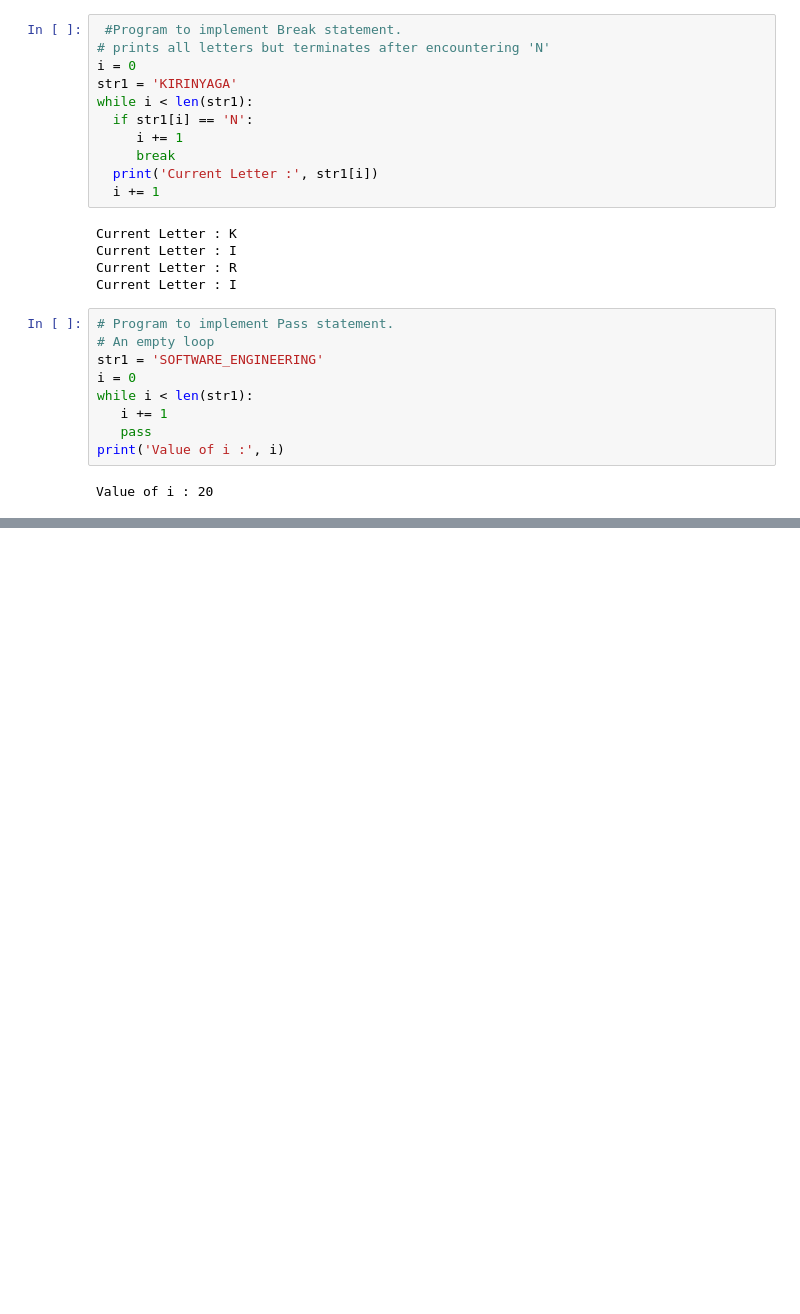
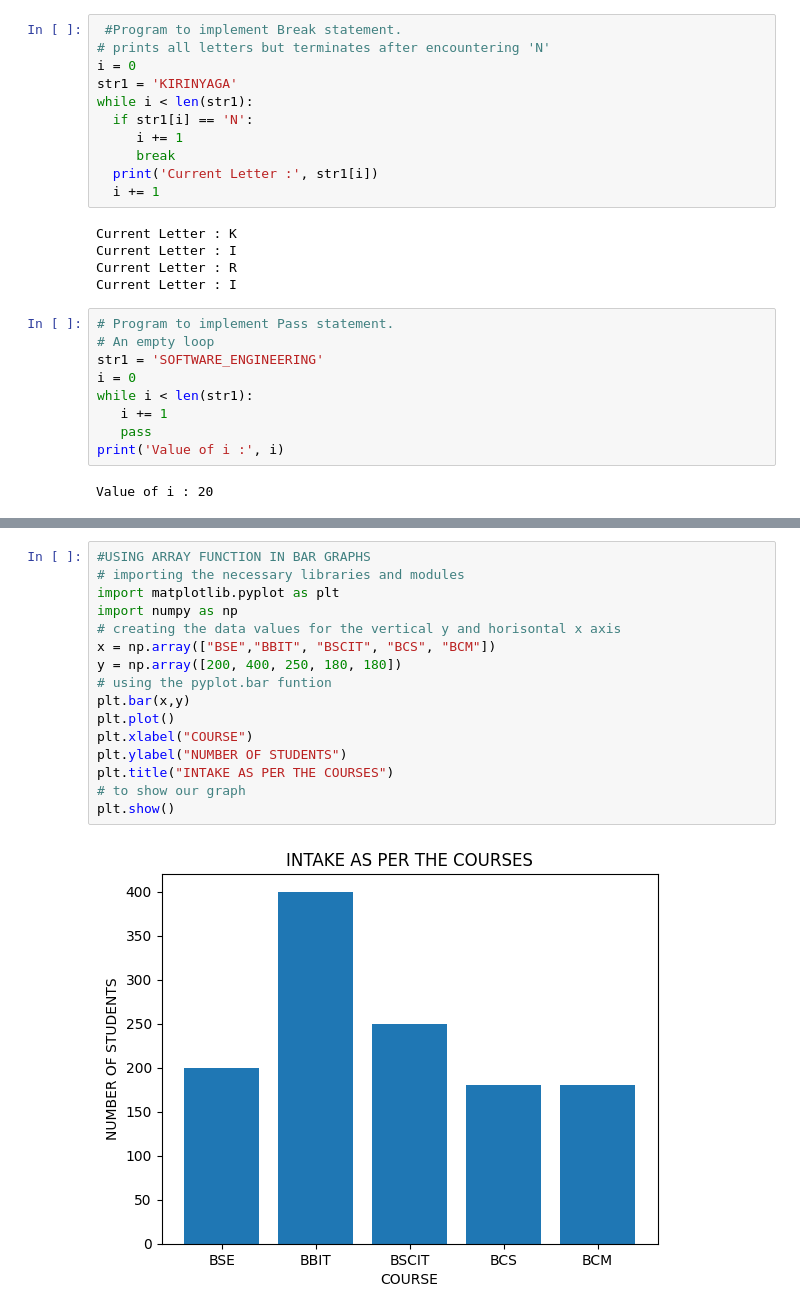
Before and after one commit to Maxwell-Muthui-Mwangi/Ballershopke-Python_Data-Science, a Jupyter notebook: Data_Science_Learning.ipynb, the cells around one changed output, grey strips where cells are left out. Saved outputs shown, nothing was run; the diff lists cells and outputs as text; blank space fills up the shorter version.

```diff
--- a/Data_Science_Learning.ipynb
+++ b/Data_Science_Learning.ipynb
@@ -497,0 +550,18 @@ Value of i : 20
+# %%
+#USING ARRAY FUNCTION IN BAR GRAPHS
+# importing the necessary libraries and modules
+import matplotlib.pyplot as plt
+import numpy as np
+# creating the data values for the vertical y and horisontal x axis
+x = np.array(["BSE","BBIT", "BSCIT", "BCS", "BCM"])
+y = np.array([200, 400, 250, 180, 180])
+# using the pyplot.bar funtion
+plt.bar(x,y)
+plt.plot()
+plt.xlabel("COURSE")
+plt.ylabel("NUMBER OF STUDENTS")
+plt.title("INTAKE AS PER THE COURSES")
+# to show our graph
+plt.show()
+# %% [output]
+[figure, added]
```
Also changed, not shown: parts of 4 cells of this notebook.
